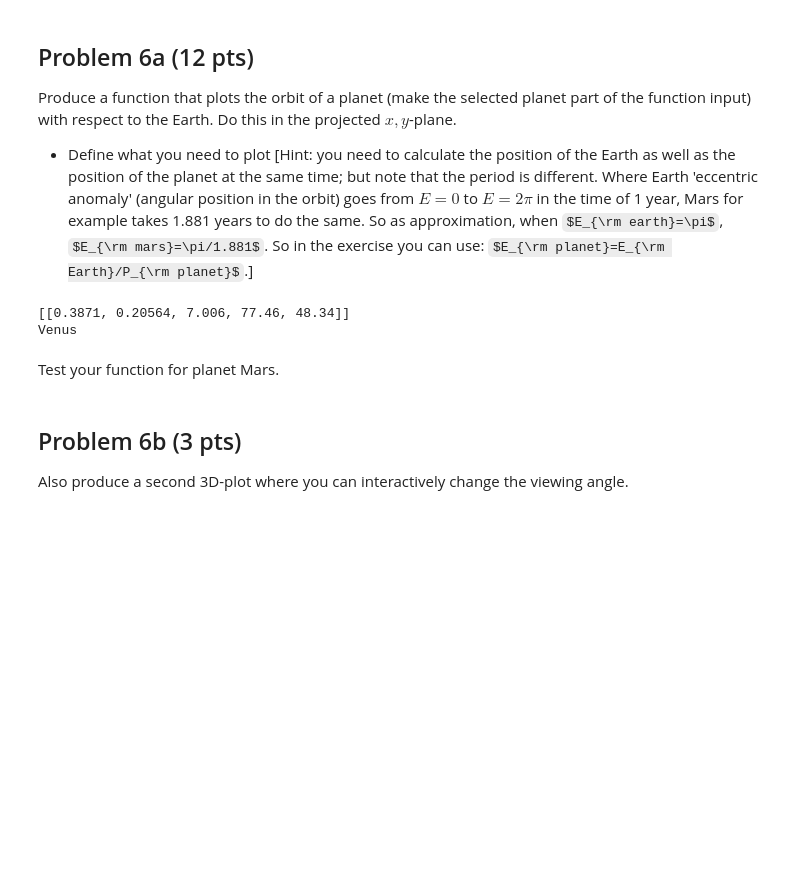
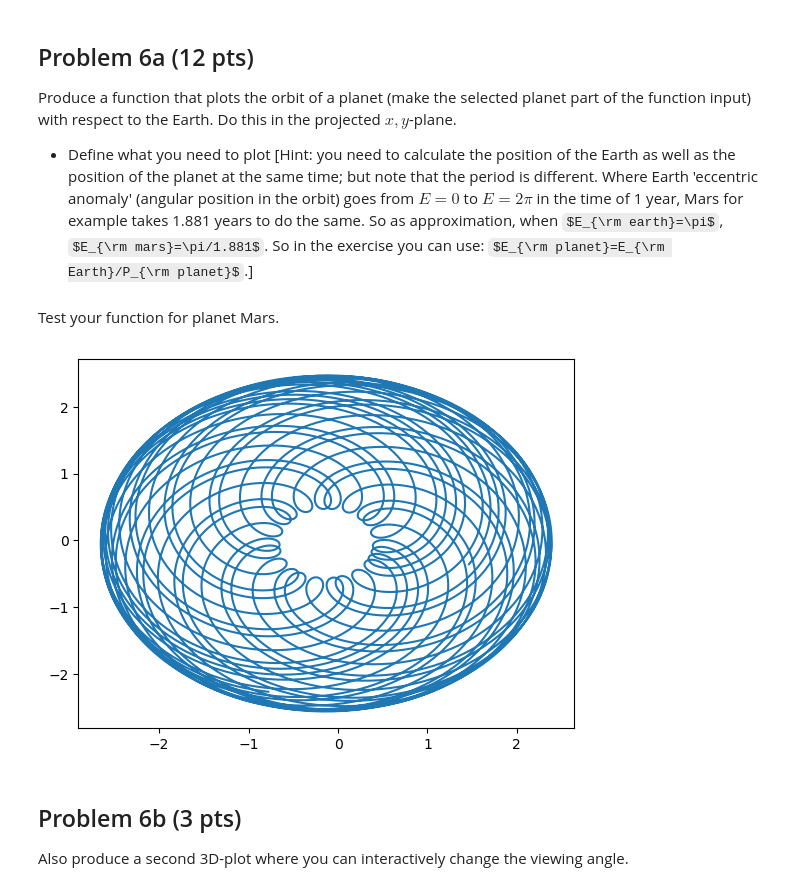
Before and after one commit to ufotermiten/SEE125_FINAL_LP2, a Jupyter notebook: SEE125_Final_LP2.ipynb, the cells around one changed output. Cells and saved outputs as stored; diff of their text form; code cells hidden in the pictures; some formulas as TeX source; blank space fills up the shorter version.

```diff
--- a/SEE125_Final_LP2.ipynb
+++ b/SEE125_Final_LP2.ipynb
@@ -380,20 +380,27 @@ Produce a function that plots the orbit of a planet (make the selected planet pa
 # %%
 # YOUR CODE HERE
 #Plan: Calclulate postitions, the new coordinates with earth at (0,0) should be the difference in positions
-E_earth = np.linspace(0,2*np.pi)
+E_earth = np.linspace(0,100*np.pi,10000)
+from ipywidgets import interact
 #D2 = {str(i)+' deg': math.sin(math.radians(i)) for i in range(10)}
-poe = {orb_elements[i][6] : [orb_elements[i][0:5]] for i in range(len(orb_elements))} #planet orb elements
+poe = {orb_elements[i][6] : [orb_elements[i][j] for j in range(6)] for i in range(len(orb_elements))} #planet orb elements
 def planetPlot(planet):
     E_planet = np.divide(E_earth,poe.get(planet)[5])
-    x,y = [],[]
+    pData = poe.get(planet)
+    eData = poe.get('Earth')
+    pCoords = orbitalElements2Cartesian(pData[0],pData[1],pData[2],pData[3],pData[4],E_planet)
+    eCoords = orbitalElements2Cartesian(eData[0],eData[1],eData[2],eData[3],eData[4],E_earth)
+    return np.subtract(pCoords,eCoords)
-# %% [output]
-[[0.3871, 0.20564, 7.006, 77.46, 48.34]]
-Venus
 # %% [markdown]
 Test your function for planet Mars.
 # %%
 # YOUR CODE HERE
-raise NotImplementedError()
+x,y,z = planetPlot('Mars')
+plt.plot(x,y)
+plt.show()
+#Korrekt graf?
+# %% [output]
+[figure, added]
 # %% [markdown]
 ## Problem 6b (3 pts)
 
```
